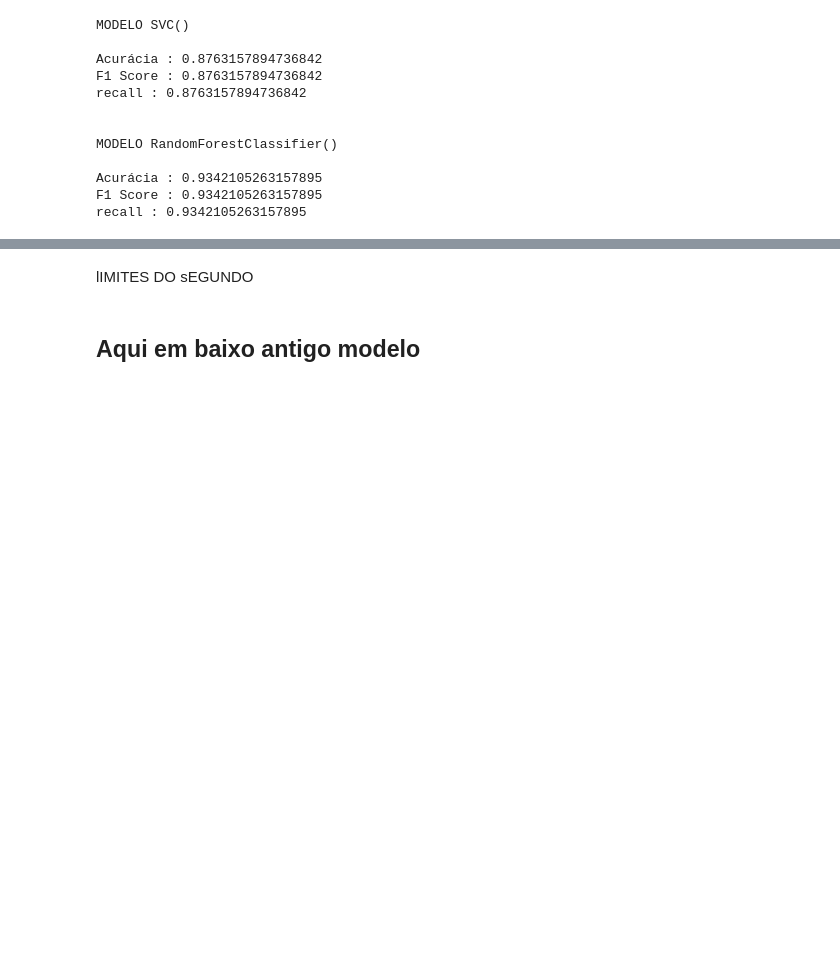
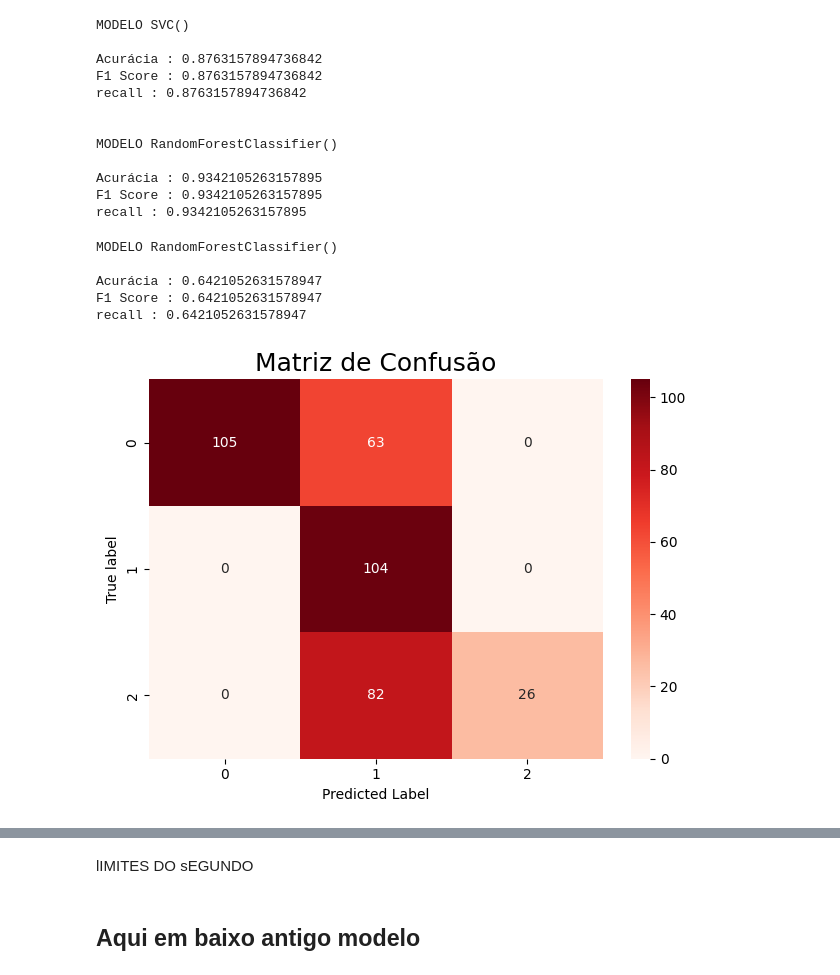
Before and after one commit to vbddinho/puc_minas_machine, a Jupyter notebook: 3-machineLearning.ipynb, the cells around one changed output, grey strips where cells are left out. Drawn from its saved outputs; the diff is of its cells as text; code cells hidden in the pictures; blank space fills up the shorter version.

```diff
--- a/3-machineLearning.ipynb
+++ b/3-machineLearning.ipynb
@@ -267,26 +245,37 @@ Acurácia : 0.9342105263157895
 F1 Score : 0.9342105263157895
 recall : 0.9342105263157895
 # %%
-    pred=model_rand.predict(x_aux)
-    svc_acc = accuracy_score(y_aux, pred)
-    f1=f1_score(label,pred, average='micro')
-    recal = recall_score(label,pred, average='micro')
+#label_aux  features_aux
 
-    print('MODELO {} '.format(model))
-    print(" ")
-    print('Acurácia : {}'.format(svc_acc))
-    print('F1 Score : {}'.format(f1))
-    print('recall : {}'.format(recal))
-    print(" ")
-    print(" ")
+model_rand.fit(X_test,y_test)
+pred=model_rand.predict(features_aux)
+svc_acc = accuracy_score(label_aux, pred)
+f1=f1_score(label_aux,pred, average='micro')
+recal = recall_score(label_aux,pred, average='micro')
+
+print('MODELO {} '.format(model))
+print(" ")
+print('Acurácia : {}'.format(svc_acc))
+print('F1 Score : {}'.format(f1))
+print('recall : {}'.format(recal))
+print(" ")
+print(" ")
+# %% [output]
+MODELO RandomForestClassifier()
+
+Acurácia : 0.6421052631578947
+F1 Score : 0.6421052631578947
+recall : 0.6421052631578947
 # %%
 #MATRIX DE CONFUSÃO
 
 
 fig, ax = plt.subplots()
-sns.heatmap(confusion_matrix(y_aux, pred), annot=True,
+sns.heatmap(confusion_matrix(label_aux, pred), annot=True,
             ax=ax, fmt='d', cmap='Reds')
 ax.set_title("Matriz de Confusão", fontsize=18)
 ax.set_ylabel("True label")
 ax.set_xlabel("Predicted Label")
 plt.tight_layout()
+# %% [output]
+[figure, added]
```
Also changed, not shown: parts of 7 cells of this notebook.
